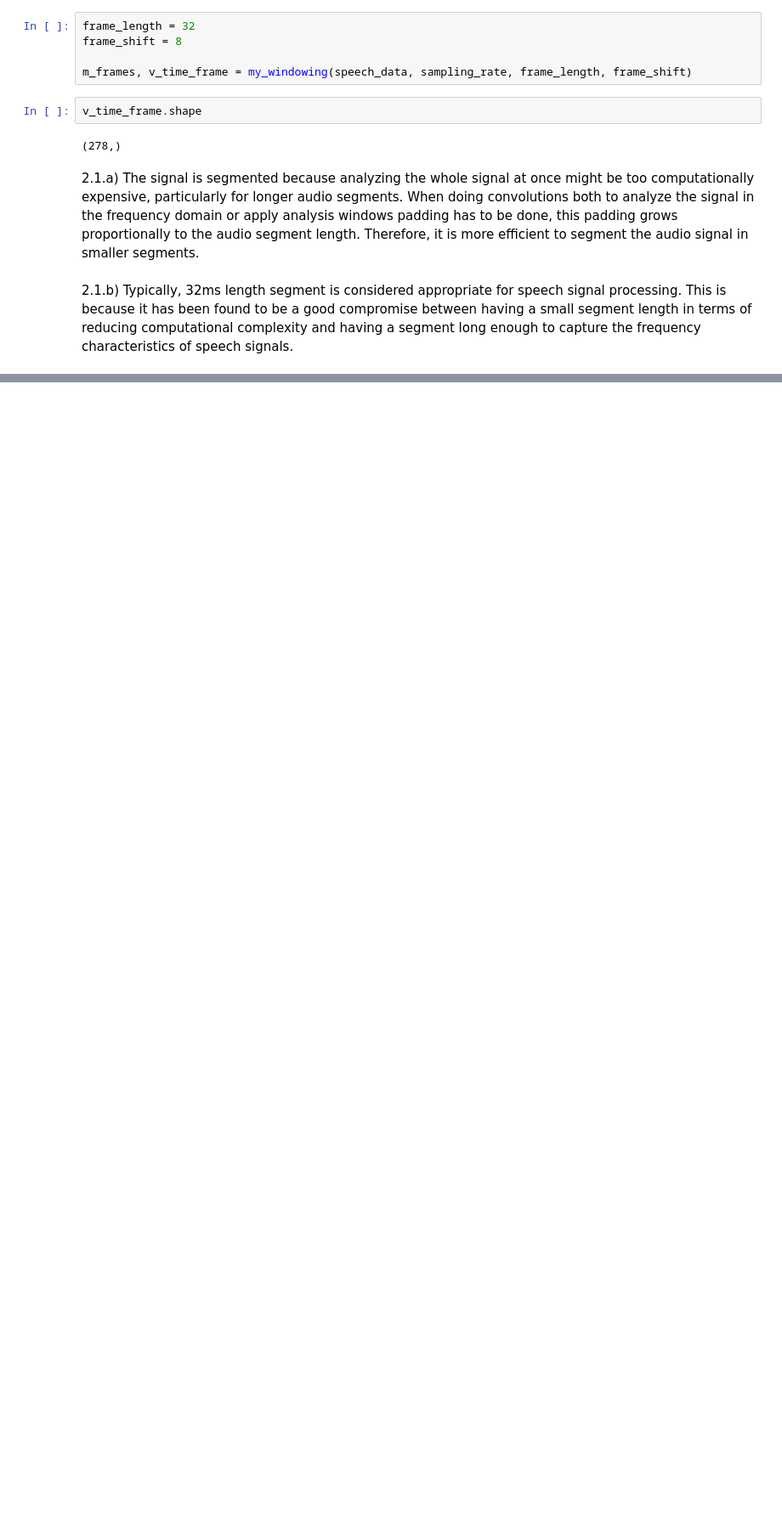
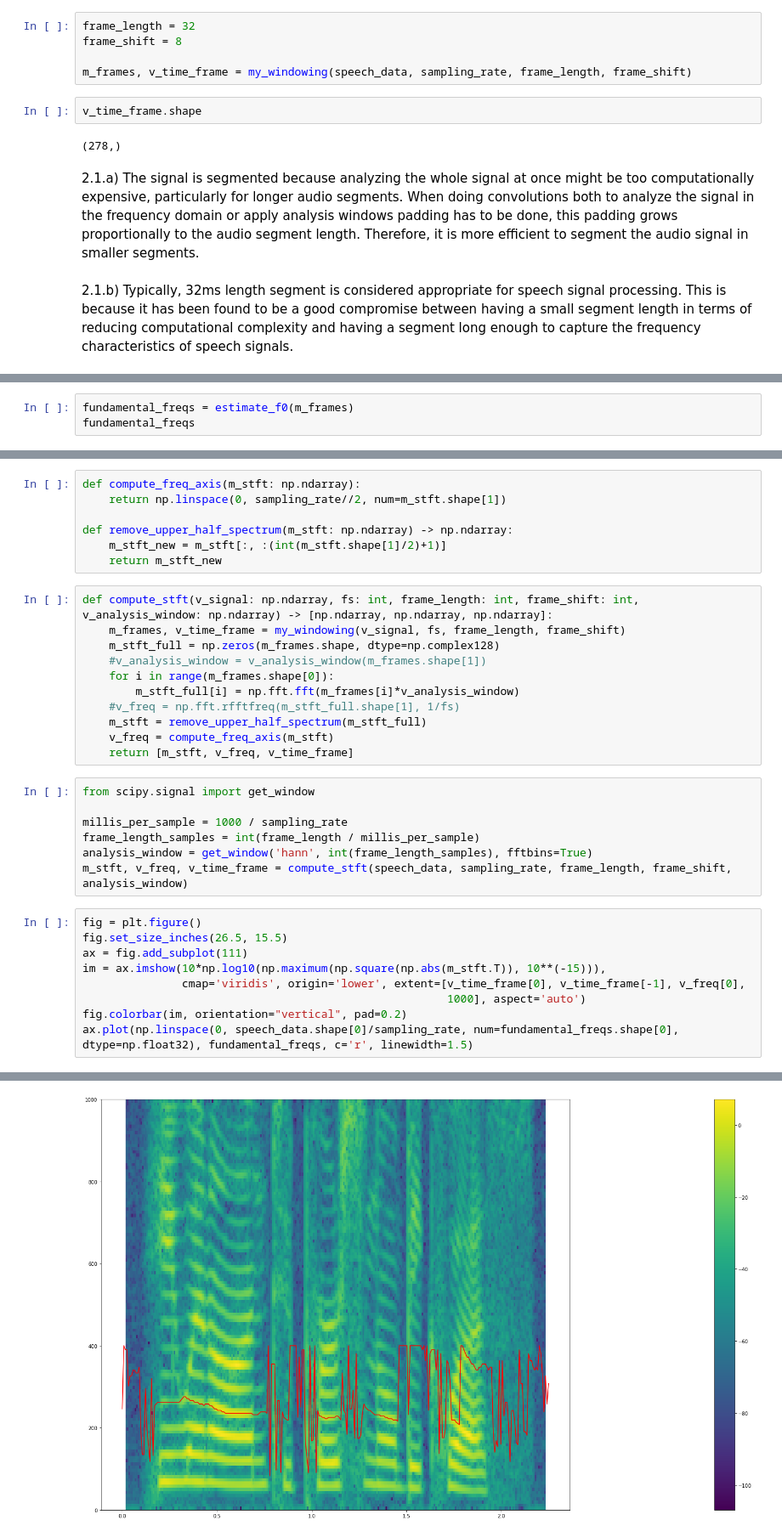
Before and after one commit to angelonti/uhh_ssp_summer2023, a Jupyter notebook: exercise4/exercise4.ipynb, the cells around one changed output, grey strips where cells are left out. Shown at 85% size. Cells and saved outputs as stored; diff of their text form; blank space fills up the shorter version.

```diff
--- a/exercise4/exercise4.ipynb
+++ b/exercise4/exercise4.ipynb
@@ -40,0 +206,3 @@ def compute_power():
+# %%
+fundamental_freqs = estimate_f0(m_frames)
+fundamental_freqs
@@ -40,0 +227,35 @@ def compute_power():
+# %%
+def compute_freq_axis(m_stft: np.ndarray):
+    return np.linspace(0, sampling_rate//2, num=m_stft.shape[1])
+
+def remove_upper_half_spectrum(m_stft: np.ndarray) -> np.ndarray:
+    m_stft_new = m_stft[:, :(int(m_stft.shape[1]/2)+1)]
+    return m_stft_new
+# %%
+def compute_stft(v_signal: np.ndarray, fs: int, frame_length: int, frame_shift: int, v_analysis_window: np.ndarray) -> [np.ndarray, np.ndarray, np.ndarray]:
+    m_frames, v_time_frame = my_windowing(v_signal, fs, frame_length, frame_shift)
+    m_stft_full = np.zeros(m_frames.shape, dtype=np.complex128)
+    #v_analysis_window = v_analysis_window(m_frames.shape[1])
+    for i in range(m_frames.shape[0]):
+        m_stft_full[i] = np.fft.fft(m_frames[i]*v_analysis_window)
+    #v_freq = np.fft.rfftfreq(m_stft_full.shape[1], 1/fs)
+    m_stft = remove_upper_half_spectrum(m_stft_full)
+    v_freq = compute_freq_axis(m_stft)
+    return [m_stft, v_freq, v_time_frame]
+# %%
+from scipy.signal import get_window
+
+millis_per_sample = 1000 / sampling_rate
+frame_length_samples = int(frame_length / millis_per_sample)
+analysis_window = get_window('hann', int(frame_length_samples), fftbins=True)
+m_stft, v_freq, v_time_frame = compute_stft(speech_data, sampling_rate, frame_length, frame_shift, analysis_window)
+# %%
+fig = plt.figure()
+fig.set_size_inches(26.5, 15.5)
+ax = fig.add_subplot(111)
+im = ax.imshow(10*np.log10(np.maximum(np.square(np.abs(m_stft.T)), 10**(-15))),
+               cmap='viridis', origin='lower', extent=[v_time_frame[0], v_time_frame[-1], v_freq[0],
+                                                       1000], aspect='auto')
+fig.colorbar(im, orientation="vertical", pad=0.2)
+ax.plot(np.linspace(0, speech_data.shape[0]/sampling_rate, num=fundamental_freqs.shape[0], dtype=np.float32), fundamental_freqs, c='r', linewidth=1.5)
+# %% [output]
@@ -40,0 +263 @@ def compute_power():
+[figure, added]
```
Also changed, not shown: parts of 23 cells of this notebook, 1 other file.
